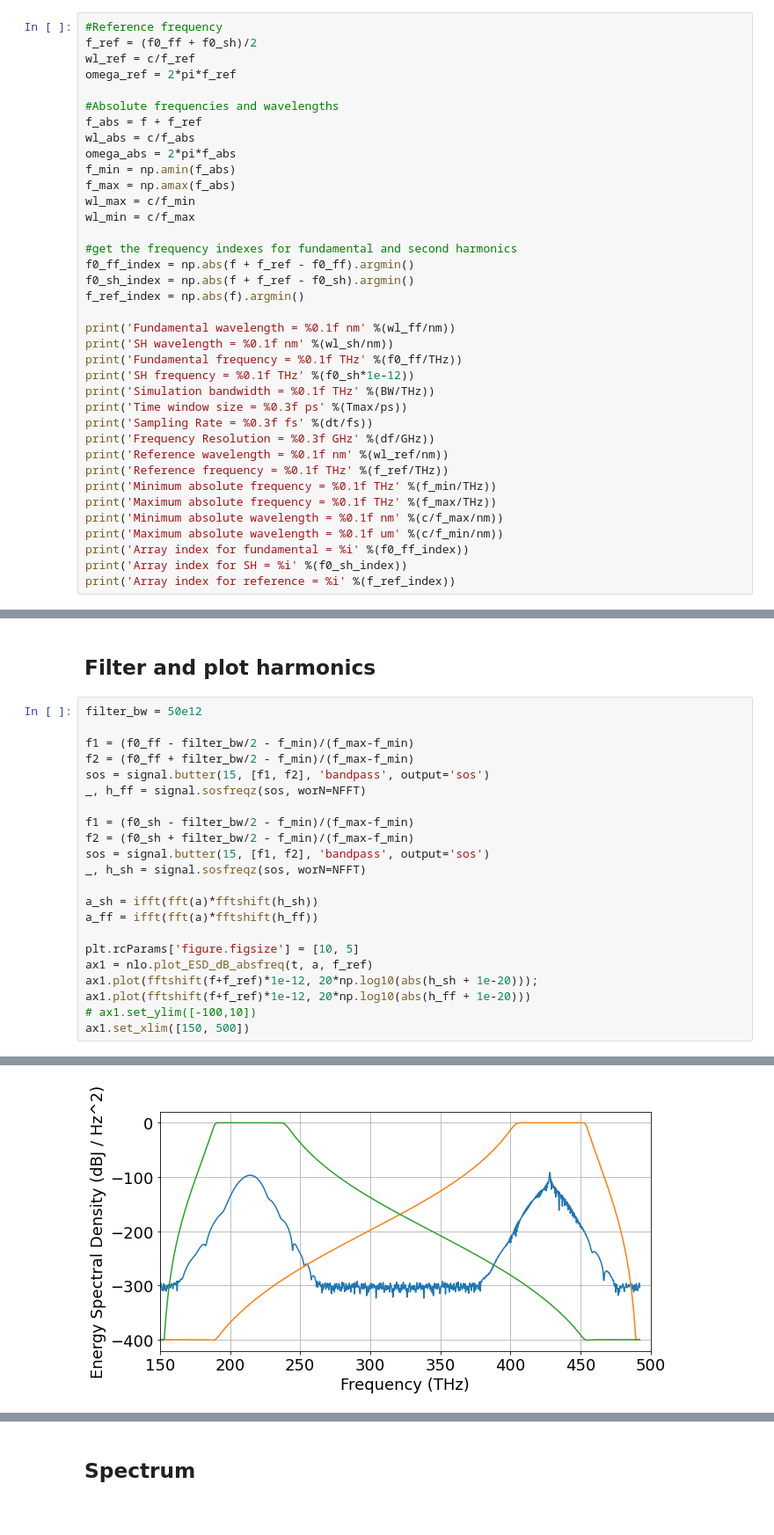
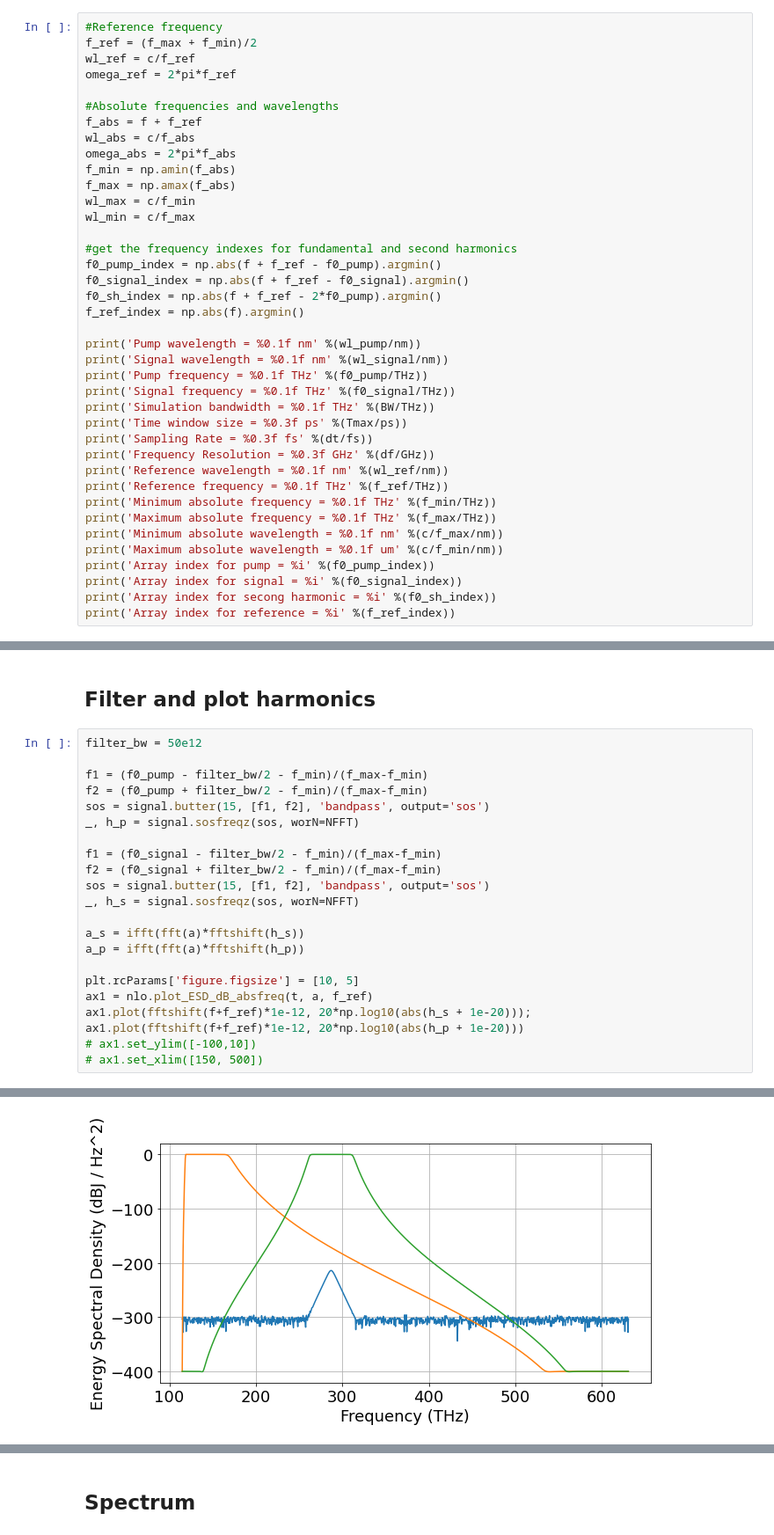
Before and after one commit to ledezmaluism/snow, a Jupyter notebook: Notebooks/NEE_test_Example3_OPO.ipynb, the cells around one changed output, grey strips where cells are left out. Shown at 88% size. Saved outputs shown, nothing was run; the diff lists cells and outputs as text.

```diff
--- a/Notebooks/NEE_test_Example3_OPO.ipynb
+++ b/Notebooks/NEE_test_Example3_OPO.ipynb
@@ -107,7 +94,7 @@ I'll try to be consistent and use lower case variable names for absolute frequen
 In the next cell we define $f_{ref}$ as the mean frequency between the fundamental and second harmonic. We also define arrays with absolute frequencies, and find the min and max frequencies and wavelengths of our simulation. We may be interested later in knowing things at exactly the fundamental and second harmonics, so having get their indexes is useful. Finally we print everything out for verification.
 # %%
 #Reference frequency
-f_ref = (f0_ff + f0_sh)/2
+f_ref = (f_max + f_min)/2
 wl_ref = c/f_ref
 omega_ref = 2*pi*f_ref
 
@@ -121,14 +108,15 @@ wl_max = c/f_min
 wl_min = c/f_max
 
 #get the frequency indexes for fundamental and second harmonics
-f0_ff_index = np.abs(f + f_ref - f0_ff).argmin()
-f0_sh_index = np.abs(f + f_ref - f0_sh).argmin()
+f0_pump_index = np.abs(f + f_ref - f0_pump).argmin()
+f0_signal_index = np.abs(f + f_ref - f0_signal).argmin()
+f0_sh_index = np.abs(f + f_ref - 2*f0_pump).argmin()
 f_ref_index = np.abs(f).argmin()
 
-print('Fundamental wavelength = %0.1f nm' %(wl_ff/nm))
-print('SH wavelength = %0.1f nm' %(wl_sh/nm))
-print('Fundamental frequency = %0.1f THz' %(f0_ff/THz))
-print('SH frequency = %0.1f THz' %(f0_sh*1e-12))
+print('Pump wavelength = %0.1f nm' %(wl_pump/nm))
+print('Signal wavelength = %0.1f nm' %(wl_signal/nm))
+print('Pump frequency = %0.1f THz' %(f0_pump/THz))
+print('Signal frequency = %0.1f THz' %(f0_signal/THz))
 print('Simulation bandwidth = %0.1f THz' %(BW/THz))
 print('Time window size = %0.3f ps' %(Tmax/ps))
 print('Sampling Rate = %0.3f fs' %(dt/fs))
@@ -139,7 +127,8 @@ print('Minimum absolute frequency = %0.1f THz' %(f_min/THz))
 print('Maximum absolute frequency = %0.1f THz' %(f_max/THz))
 print('Minimum absolute wavelength = %0.1f nm' %(c/f_max/nm))
 print('Maximum absolute wavelength = %0.1f um' %(c/f_min/nm))
-print('Array index for fundamental = %i' %(f0_ff_index))
-print('Array index for SH = %i' %(f0_sh_index))
+print('Array index for pump = %i' %(f0_pump_index))
+print('Array index for signal = %i' %(f0_signal_index))
+print('Array index for secong harmonic = %i' %(f0_sh_index))
 print('Array index for reference = %i' %(f_ref_index))
 # %% [output]
@@ -378,23 +372,23 @@ plt.colorbar(im, ax=ax)
 # %%
 filter_bw = 50e12
 
-f1 = (f0_ff - filter_bw/2 - f_min)/(f_max-f_min)
-f2 = (f0_ff + filter_bw/2 - f_min)/(f_max-f_min)
+f1 = (f0_pump - filter_bw/2 - f_min)/(f_max-f_min)
+f2 = (f0_pump + filter_bw/2 - f_min)/(f_max-f_min)
 sos = signal.butter(15, [f1, f2], 'bandpass', output='sos')
-_, h_ff = signal.sosfreqz(sos, worN=NFFT)
+_, h_p = signal.sosfreqz(sos, worN=NFFT)
 
-f1 = (f0_sh - filter_bw/2 - f_min)/(f_max-f_min)
-f2 = (f0_sh + filter_bw/2 - f_min)/(f_max-f_min)
+f1 = (f0_signal - filter_bw/2 - f_min)/(f_max-f_min)
+f2 = (f0_signal + filter_bw/2 - f_min)/(f_max-f_min)
 sos = signal.butter(15, [f1, f2], 'bandpass', output='sos')
-_, h_sh = signal.sosfreqz(sos, worN=NFFT)
+_, h_s = signal.sosfreqz(sos, worN=NFFT)
 
-a_sh = ifft(fft(a)*fftshift(h_sh))
-a_ff = ifft(fft(a)*fftshift(h_ff))
+a_s = ifft(fft(a)*fftshift(h_s))
+a_p = ifft(fft(a)*fftshift(h_p))
 
 plt.rcParams['figure.figsize'] = [10, 5]
 ax1 = nlo.plot_ESD_dB_absfreq(t, a, f_ref)
-ax1.plot(fftshift(f+f_ref)*1e-12, 20*np.log10(abs(h_sh + 1e-20)));
-ax1.plot(fftshift(f+f_ref)*1e-12, 20*np.log10(abs(h_ff + 1e-20)))
+ax1.plot(fftshift(f+f_ref)*1e-12, 20*np.log10(abs(h_s + 1e-20)));
+ax1.plot(fftshift(f+f_ref)*1e-12, 20*np.log10(abs(h_p + 1e-20)))
 # ax1.set_ylim([-100,10])
-ax1.set_xlim([150, 500])
+# ax1.set_xlim([150, 500])
 # %% [output]
@@ -402,4 +396,4 @@ ax1.set_xlim([150, 500])
-[figure, old version]
+[figure, new version]
 # %%
 plt.rcParams['figure.figsize'] = [10, 5]
 ax1 = pulse.plot_mag()
```
Also changed, not shown: parts of 24 cells of this notebook.
